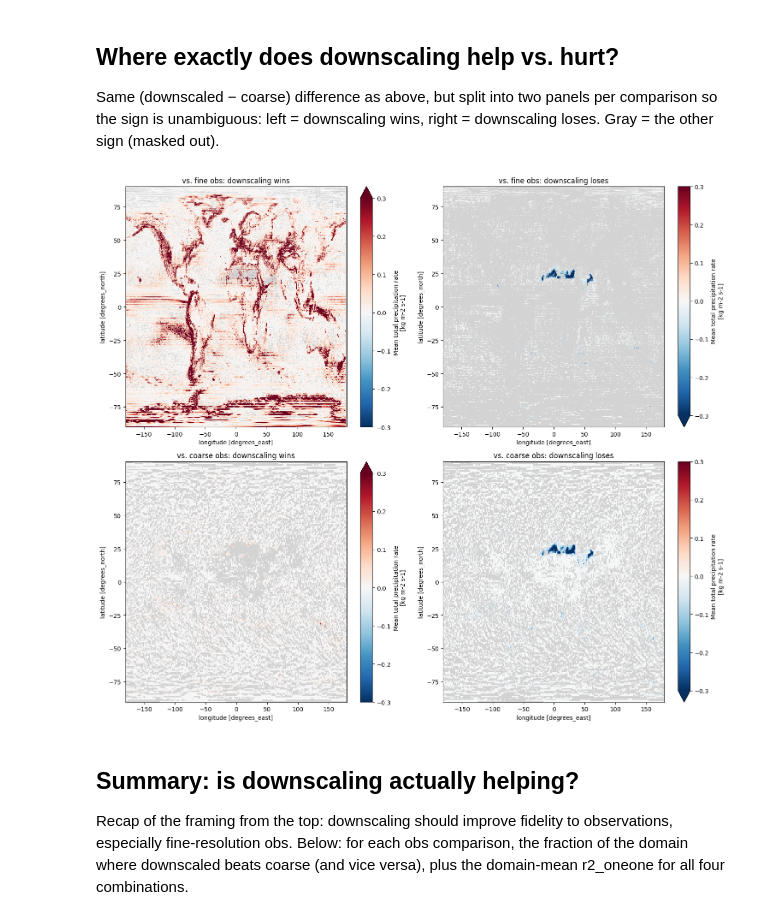
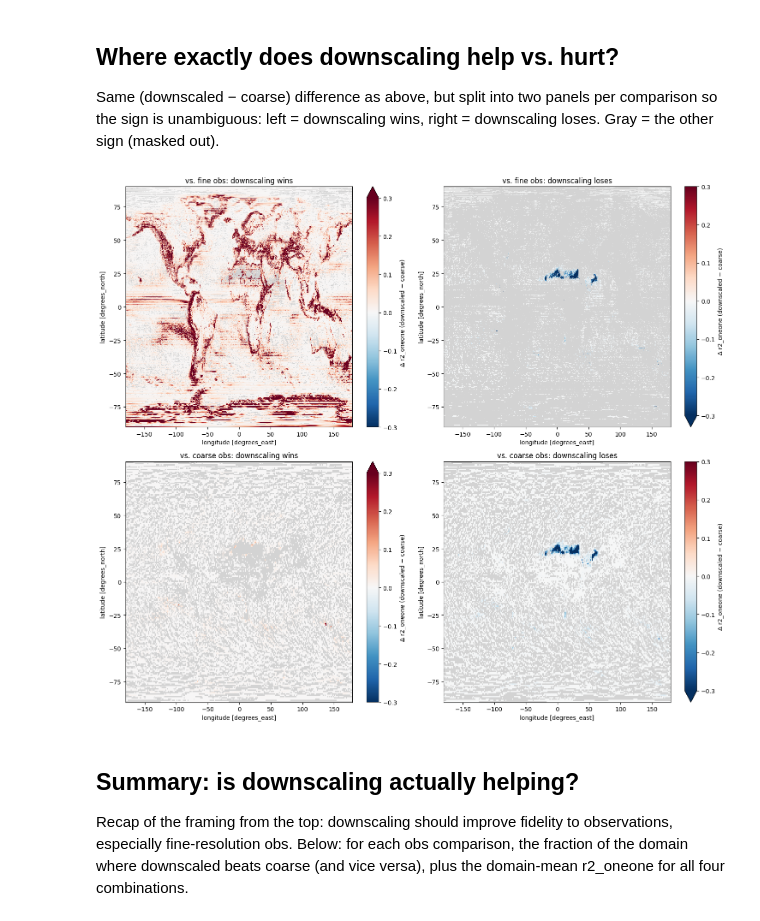
Before and after one commit to carbonplan/sai-downscaling, a Jupyter notebook: notebooks/QA_QC/pr/compare_historical_bias_pr.ipynb, the cells around one changed output. Drawn from its saved outputs; the diff is of its cells as text; code cells hidden in the pictures.

```diff
--- a/notebooks/QA_QC/pr/compare_historical_bias_pr.ipynb
+++ b/notebooks/QA_QC/pr/compare_historical_bias_pr.ipynb
@@ -45,6 +43,13 @@ r2_vmin, r2_vmax = 0.7, 1.0
 # revisit once you've seen the actual post-fix, monthly-scale values.
 r2_diff_vmax = 0.3
 
+# --- Colorbar labels ---
+# The maps below plot r2_oneone or a difference of r2_oneone, not the raw
+# variable -- set these explicitly so the colorbar doesn't fall back to
+# whatever `units` attr (e.g. "mm/day") happened to survive the arithmetic.
+r2_label = "r2_oneone (NSE)"
+r2_diff_label = "Δ r2_oneone (downscaled − coarse)"
+
 # --- Climatology aggregation method ---
 # "month"     -> groupby calendar month (recommended default; see markdown
 #                discussion above for why not raw daily/day-of-year values)
@@ -52,7 +57,7 @@ r2_diff_vmax = 0.3
 #                smoother (window = rolling_window_days) to damp day-to-day
 #                storm-timing noise while keeping more within-season detail
 #                than monthly
-time_dim = "month" #note "dayofyear" option is very slow
+time_dim = "month"  # note "dayofyear" option is very slow
 rolling_window_days = 30  # only used when time_dim == "dayofyear"
 # %% [markdown]
 ## Load data
@@ -227,38 +240,38 @@ Same (downscaled − coarse) difference as above, but split into two panels per
 downscaled_vs_coarse_debiased_obsfine = (
     metrics_obsfine_outputfine["r2_oneone"] - metrics_obsfine_outputcoarse["r2_oneone"]
 )
 downscaled_vs_coarse_debiased_obscoarse = (
     metrics_obscoarse_outputfine["r2_oneone"] - metrics_obscoarse_outputcoarse["r2_oneone"]
 )
 
 plt.figure(figsize=(15, 13))
 ax = plt.subplot(2, 2, 1)
 ax.set_facecolor("lightgray")
 downscaled_vs_coarse_debiased_obsfine.where(downscaled_vs_coarse_debiased_obsfine > 0).plot(
-    vmax=r2_diff_vmax, vmin=-r2_diff_vmax, cmap=plt.cm.RdBu_r
+    vmax=r2_diff_vmax, vmin=-r2_diff_vmax, cmap=plt.cm.RdBu_r, cbar_kwargs={"label": r2_diff_label}
 )
 plt.title("vs. fine obs: downscaling wins")
 ax = plt.subplot(2, 2, 2)
 ax.set_facecolor("lightgray")
 downscaled_vs_coarse_debiased_obsfine.where(downscaled_vs_coarse_debiased_obsfine < 0).plot(
-    vmax=r2_diff_vmax, vmin=-r2_diff_vmax, cmap=plt.cm.RdBu_r
+    vmax=r2_diff_vmax, vmin=-r2_diff_vmax, cmap=plt.cm.RdBu_r, cbar_kwargs={"label": r2_diff_label}
 )
 plt.title("vs. fine obs: downscaling loses")
 ax = plt.subplot(2, 2, 3)
 ax.set_facecolor("lightgray")
 downscaled_vs_coarse_debiased_obscoarse.where(downscaled_vs_coarse_debiased_obscoarse > 0).plot(
-    vmax=r2_diff_vmax, vmin=-r2_diff_vmax, cmap=plt.cm.RdBu_r
+    vmax=r2_diff_vmax, vmin=-r2_diff_vmax, cmap=plt.cm.RdBu_r, cbar_kwargs={"label": r2_diff_label}
 )
 plt.title("vs. coarse obs: downscaling wins")
 ax = plt.subplot(2, 2, 4)
 ax.set_facecolor("lightgray")
 downscaled_vs_coarse_debiased_obscoarse.where(downscaled_vs_coarse_debiased_obscoarse < 0).plot(
-    vmax=r2_diff_vmax, vmin=-r2_diff_vmax, cmap=plt.cm.RdBu_r
+    vmax=r2_diff_vmax, vmin=-r2_diff_vmax, cmap=plt.cm.RdBu_r, cbar_kwargs={"label": r2_diff_label}
 )
 plt.title("vs. coarse obs: downscaling loses")
 plt.tight_layout()
 # %% [output]
-[figure, old version]
+[figure, new version]
 # %% [markdown]
 ## Summary: is downscaling actually helping?
 
```
Also changed, not shown: parts of 6 cells of this notebook.
